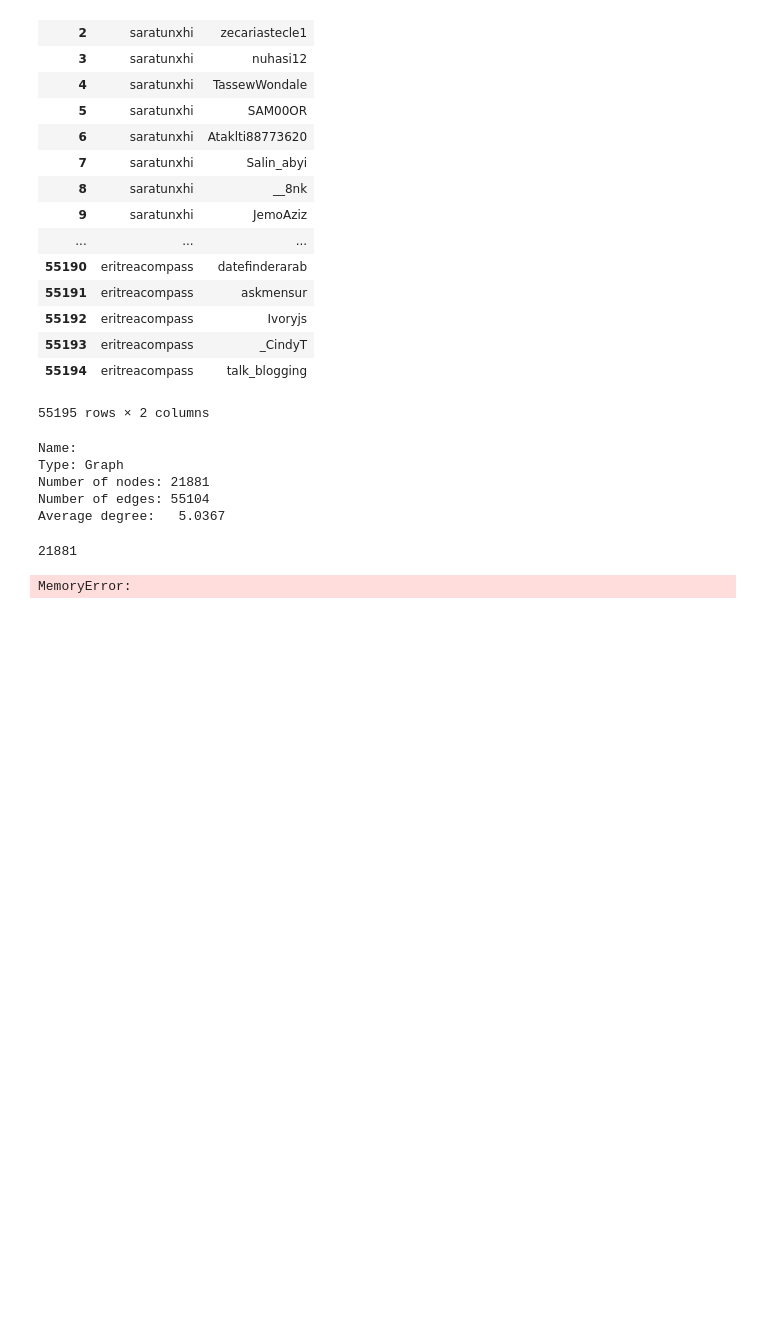
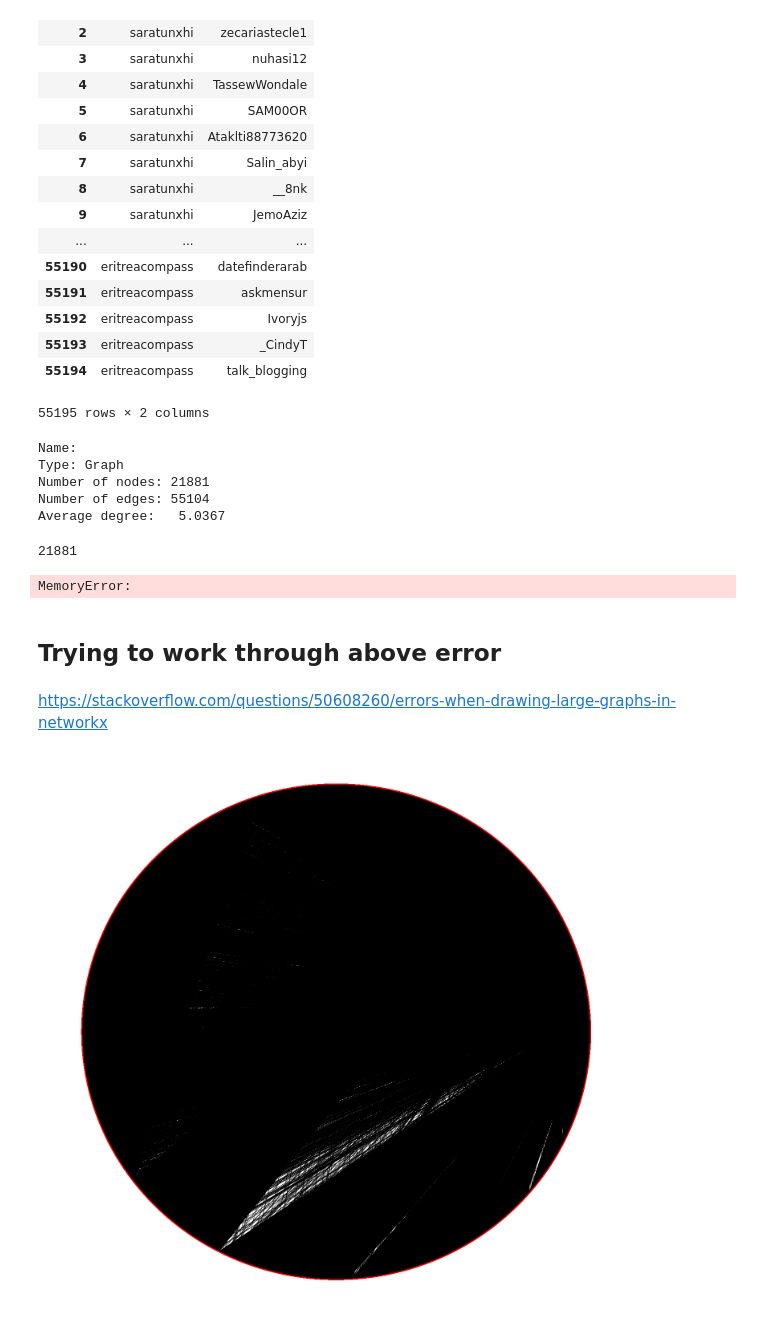
Before and after one commit to geostarter/socialNetworkAnalysis, a Jupyter notebook: FollowersNetwork.ipynb, the cells around one changed output. Saved outputs shown, nothing was run; the diff lists cells and outputs as text; code cells hidden in the pictures; blank space fills up the shorter version.

```diff
--- a/FollowersNetwork.ipynb
+++ b/FollowersNetwork.ipynb
@@ -30,6 +30,8 @@ Followers_df
 | 55193 | eritreacompass | _CindyT |
 | 55194 | eritreacompass | talk_blogging |
 55195 rows × 2 columns
+# %%
+Followers_df = Followers_df.astype('|S')
 # %%
 #https://networkx.github.io/documentation/latest/reference/generated/networkx.convert_matrix.from_pandas_edgelist.html#networkx.convert_matrix.from_pandas_edgelist
 edges = nx.from_pandas_edgelist(Followers_df,'A','B')
@@ -49,3 +51,18 @@ Followers_df['B'].nunique()
 draw_edges = nx.draw_networkx_edges(edges, pos=nx.spring_layout(edges))
 # %% [output]
 MemoryError:
+# %% [markdown]
+## Trying to work through above error
+# %% [markdown]
+https://stackoverflow.com/questions/50608260/errors-when-drawing-large-graphs-in-networkx
+# %%
+fig, axs = plt.subplots(1,1, figsize=(25,25))
+
+# Define node positions using layout algo
+# pos = nx.spring_layout(G, center=(1,1), k=40, iterations=5) # returns error
+pos = nx.circular_layout(edges)
+
+# draw
+nx.draw(edges,axis=axs, pos=pos, node_size=1)
+# %% [output]
+[figure, added]
```
